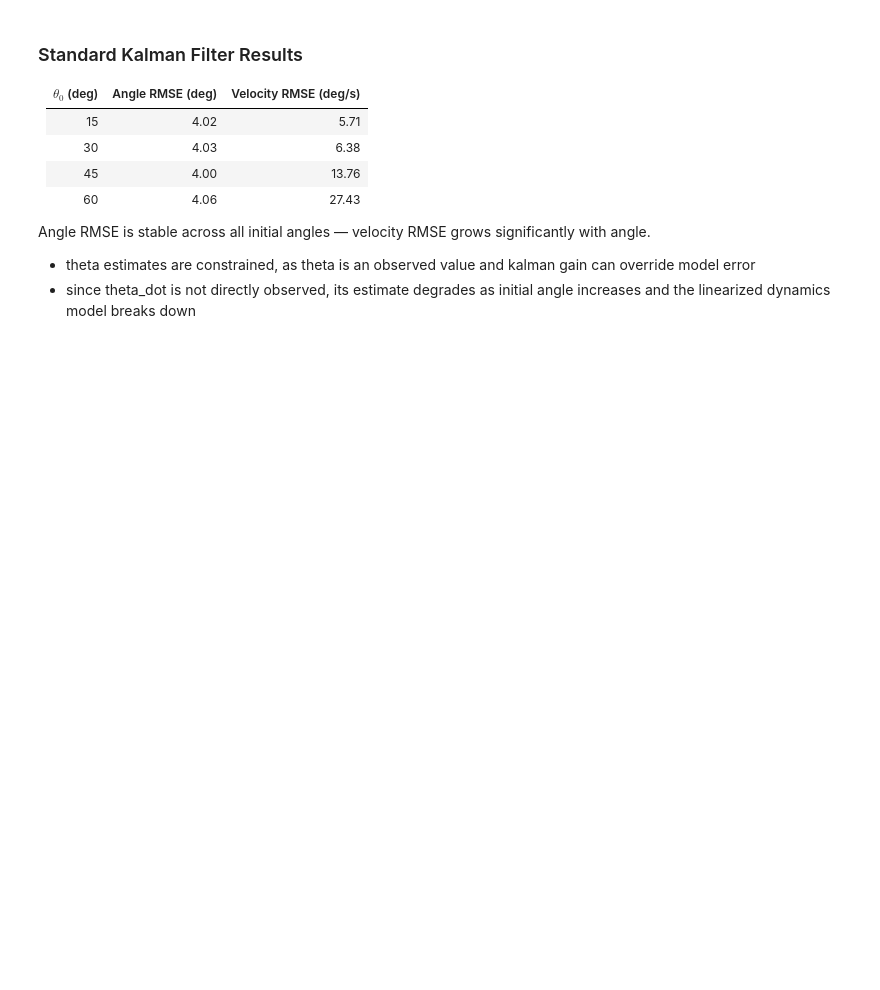
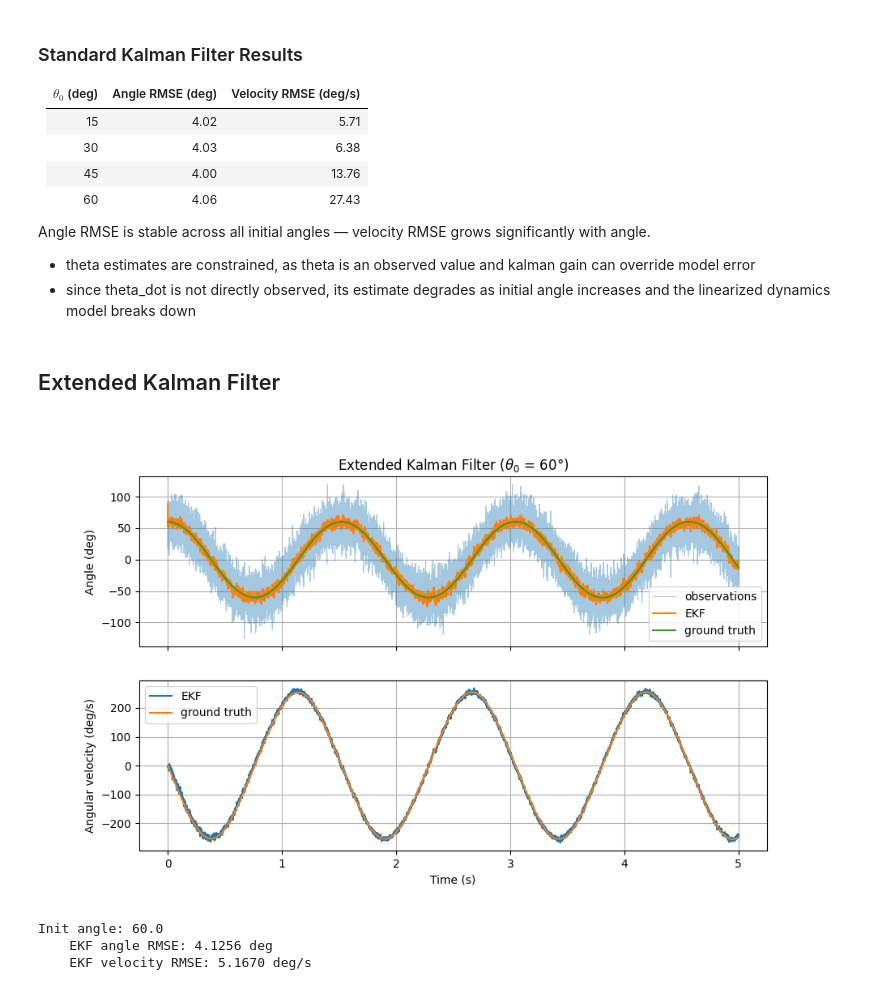
Before and after one commit to lane-miller/statistical-dsp-studies, a Jupyter notebook: 02_kf_ekf_ukf/kalman.ipynb, the cells around one changed output. Saved outputs shown, nothing was run; the diff lists cells and outputs as text; code cells hidden in the pictures; blank space fills up the shorter version.

Commit message:
nb02: implement ekf, discuss results

```diff
--- a/02_kf_ekf_ukf/kalman.ipynb
+++ b/02_kf_ekf_ukf/kalman.ipynb
@@ -178,3 +178,5 @@ Angle RMSE is stable across all initial angles — velocity RMSE grows significa
 
 - theta estimates are constrained, as theta is an observed value and kalman gain can override model error
 - since theta_dot is not directly observed, its estimate degrades as initial angle increases and the linearized dynamics model breaks down
+# %% [markdown]
+## Extended Kalman Filter
@@ -180,0 +219,39 @@ Angle RMSE is stable across all initial angles — velocity RMSE grows significa
+# %%
+# Plot EKF result
+
+fig, axes = plt.subplots(2, 1, figsize=(10, 6), sharex=True)
+
+axes[0].plot(t, np.rad2deg(z), label='observations', alpha=0.4, lw=0.8)
+axes[0].plot(t, np.rad2deg(x_ekf[:, 0]), label='EKF', lw=1.5)
+axes[0].plot(t, np.rad2deg(theta), label='ground truth', lw=1.5)
+axes[0].set_ylabel('Angle (deg)')
+axes[0].legend()
+axes[0].grid(True)
+axes[0].set_title(f'Extended Kalman Filter ($\\theta_0$ = {np.rad2deg(theta_0):.0f}°)')
+
+axes[1].plot(t, np.rad2deg(x_ekf[:, 1]), label='EKF', lw=1.5)
+axes[1].plot(t, np.rad2deg(theta_dot), label='ground truth', lw=1.5)
+axes[1].set_ylabel('Angular velocity (deg/s)')
+axes[1].set_xlabel('Time (s)')
+axes[1].legend()
+axes[1].grid(True)
+
+plt.show()
+# %% [output]
+[figure, added]
+# %%
+# Compute RMSE Extended Kalman
+
+# Angle theta
+rmse_ekf_theta = compute_rmse(theta, x_ekf[:, 0])
+
+# Angular velocity theta_dot
+rmse_ekf_theta_dot = compute_rmse(theta_dot, x_ekf[:, 1])
+
+print(f"Init angle: {np.round(np.rad2deg(theta_0))}")
+print(f"    EKF angle RMSE: {np.rad2deg(rmse_ekf_theta):.4f} deg")
+print(f"    EKF velocity RMSE: {np.rad2deg(rmse_ekf_theta_dot):.4f} deg/s")
+# %% [output]
+Init angle: 60.0
+    EKF angle RMSE: 4.1256 deg
+    EKF velocity RMSE: 5.1670 deg/s
```
Also changed, not shown: parts of 5 cells of this notebook.
